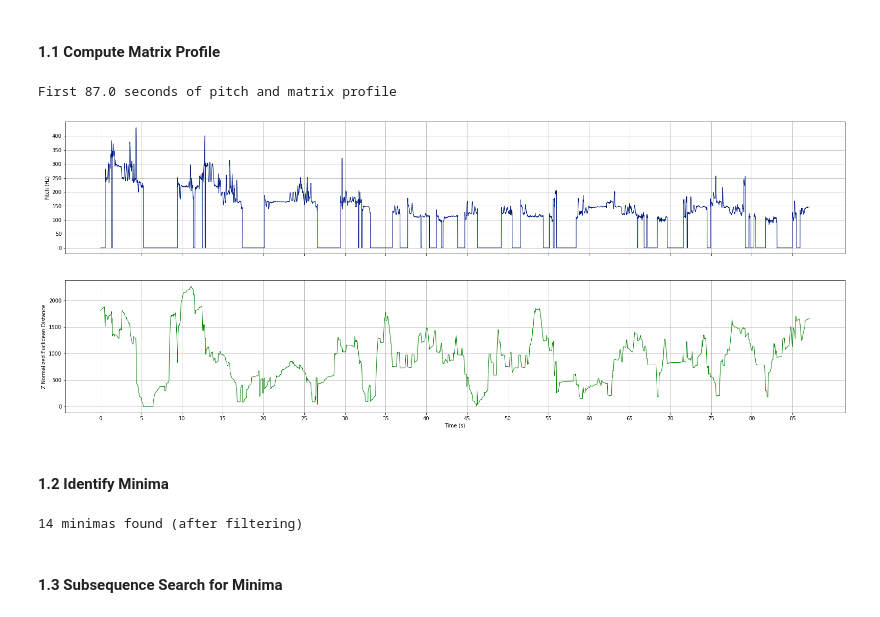
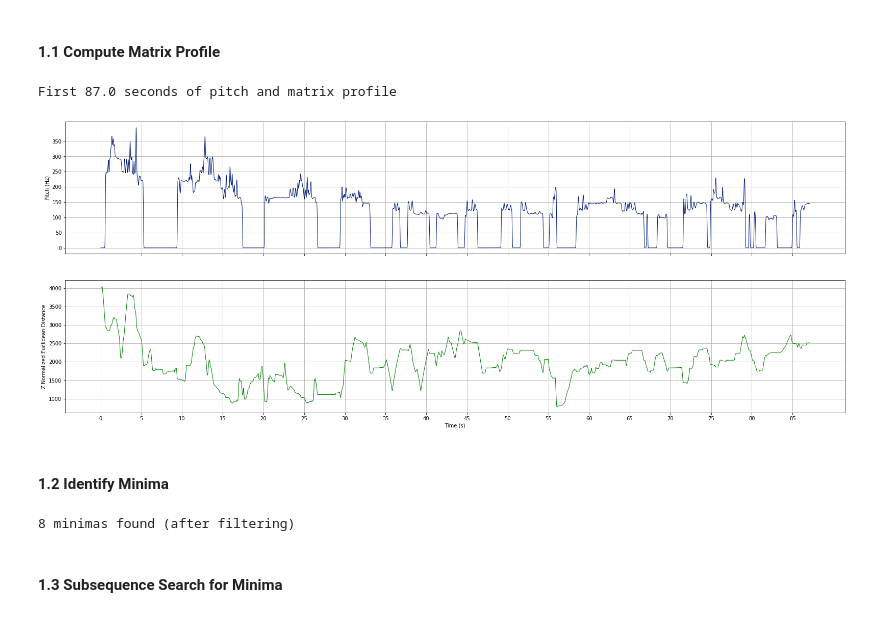
Before and after one commit to thomasgnuttall/melody_exploration, a Jupyter notebook: notebooks/1_Single_Recording_Analysis.ipynb, the cells around one changed output. Saved outputs shown, nothing was run; the diff lists cells and outputs as text; code cells hidden in the pictures.

Commit message:
better plots gaussian smoothing

```diff
--- a/notebooks/1_Single_Recording_Analysis.ipynb
+++ b/notebooks/1_Single_Recording_Analysis.ipynb
@@ -33,6 +30,6 @@ Path to recording directory in `mir_datasets/saraga_carnatic/saraga1.5_carnatic/
 performance_path = '/Users/thomasnuttall/mir_datasets/saraga_carnatic/saraga1.5_carnatic/Live at Kamarajar Hall by Sanjay Subrahmanyan/Kamakshi/'
 # %%
 # Interpolate 0 pitch gaps shorter than or equal to <gap_interp> seconds
-gap_interp = 60*0.001 # 60ms
+gap_interp = 200*0.001 # 60ms
 rec = Recording(performance_path, gap_interp=gap_interp)
 # %% [output]
@@ -83,18 +80,19 @@ Both rely on the Stumpy [1] matrix profiling package, using z-normalised euclide
 # %% [markdown]
 #### 1.1 Compute Matrix Profile
 # %%
-m_secs = 3.0 # subsequence length in seconds
+m_secs = 7.0 # subsequence length in seconds
+smooth = 10 # sigmma for gaussian smoothing before MP
 # %%
-mp = rec.self_matrix_profile(m=m_secs, cache=True)
+mp = rec.self_matrix_profile(m=m_secs, smooth=smooth, cache=True)
-# %%
-sam = 30000
-print(f'First {sam*0.0029} seconds of pitch and matrix profile')
-fig, ax = double_timeseries(
-    rec.times[:sam], rec.pitch[:sam], mp[:, 0][:sam], y1label='Pitch (Hz)',
-    y2label='Z Normalized Euclidean Distance', xlabel='Time (s)')
-# %% [output]
-First 87.0 seconds of pitch and matrix profile
-[figure, removed]
+# %%
+sam = 30000
+print(f'First {sam*0.0029} seconds of pitch and matrix profile')
+fig, ax = double_timeseries(
+    rec.times[:sam], rec.pitch_smoothed[:sam], mp[:, 0][:sam], y1label='Pitch (Hz)',
+    y2label='Z Normalized Euclidean Distance', xlabel='Time (s)')
+# %% [output]
+First 87.0 seconds of pitch and matrix profile
+[figure, added]
 # %% [markdown]
 #### 1.2 Identify Minima
 # %%
@@ -107,7 +105,7 @@ remove_silent = True
 minima = get_minima(rec, mp, m_secs, sig_percentile, bandwidth=bandwidth, remove_silent=remove_silent)
 print(f'{len(minima)} minimas found (after filtering)')
 # %% [output]
-14 minimas found (after filtering)
+8 minimas found (after filtering)
 # %% [markdown]
 #### 1.3 Subsequence Search for Minima
 # %%
```
Also changed, not shown: parts of 8 cells of this notebook, 5 other files.
